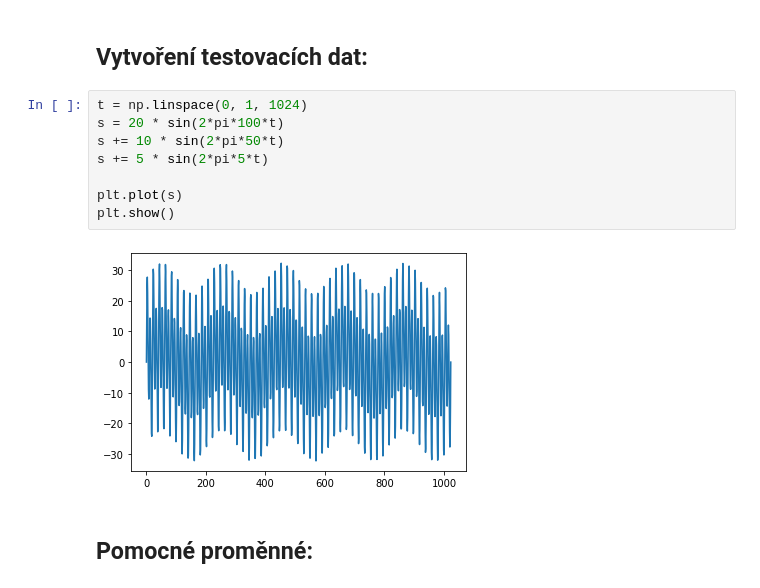
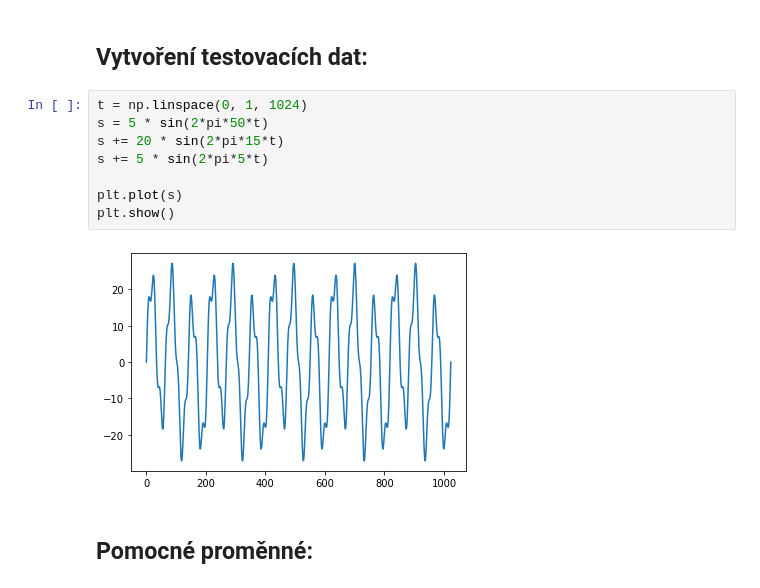
Before and after one commit to wykys/statnice, a Jupyter notebook: MIKS/ft.ipynb, the cells around one changed output. Drawn from its saved outputs; the diff is of its cells as text.

```diff
--- a/MIKS/ft.ipynb
+++ b/MIKS/ft.ipynb
@@ -23,14 +23,14 @@ from matplotlib import pyplot as plt
 ## Vytvoření testovacích dat:
 # %%
 t = np.linspace(0, 1, 1024)
-s = 20 * sin(2*pi*100*t)
-s += 10 * sin(2*pi*50*t)
+s = 5 * sin(2*pi*50*t)
+s += 20 * sin(2*pi*15*t)
 s += 5 * sin(2*pi*5*t)
 
 plt.plot(s)
 plt.show()
 # %% [output]
-[figure, old version]
+[figure, new version]
 # %% [markdown]
 ## Pomocné proměnné:
 # %%
```
Also changed, not shown: parts of 4 cells of this notebook.
